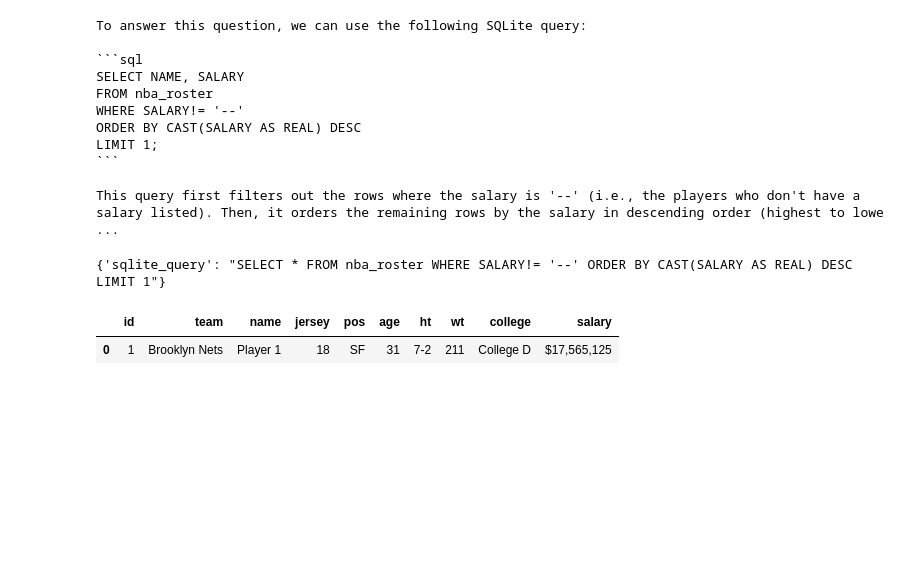
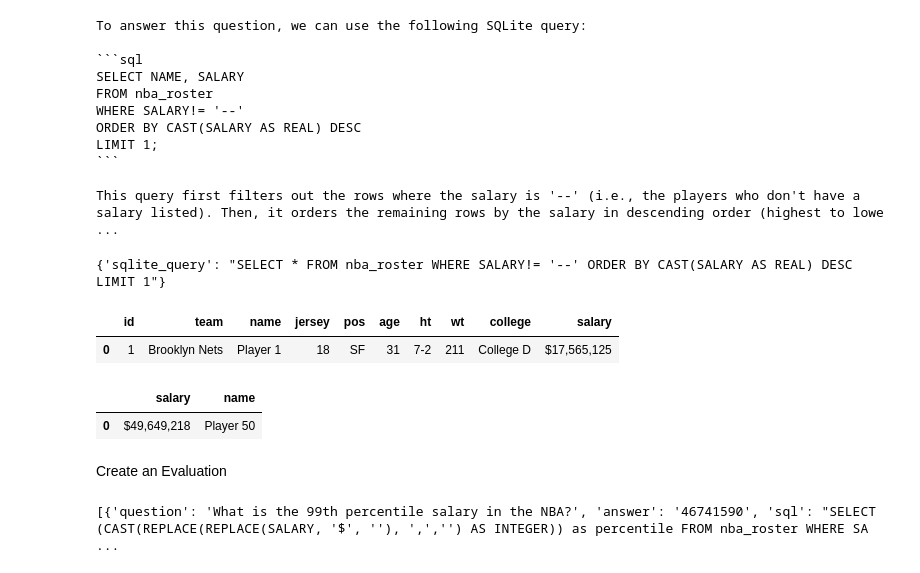
Before and after one commit to Socciu007/AI-model, a Jupyter notebook: improve_llm_app.ipynb, the cells around one changed output. Cells and saved outputs as stored; diff of their text form; code cells hidden in the pictures; blank space fills up the shorter version.

```diff
--- a/improve_llm_app.ipynb
+++ b/improve_llm_app.ipynb
@@ -206,3 +218,25 @@ df
 {'sqlite_query': "SELECT * FROM nba_roster WHERE SALARY!= '--' ORDER BY CAST(SALARY AS REAL) DESC LIMIT 1"}
 |  | id | team | name | jersey | pos | age | ht | wt | college | salary |
 | 0 | 1 | Brooklyn Nets | Player 1 | 18 | SF | 31 | 7-2 | 211 | College D | $17,565,125 |
+# %%
+# Query data using Sql statements
+query="""SELECT salary, name
+FROM nba_roster
+WHERE salary != '--'
+ORDER BY CAST(REPLACE(REPLACE(salary, '$', ''), ',','') AS INTEGER) DESC
+LIMIT 1;"""
+df = pd.read_sql(query, con=engine)
+df
+# %% [output]
+|  | salary | name |
+| 0 | $49,649,218 | Player 50 |
+# %% [markdown]
+Create an Evaluation
+# %%
+# Get data to use as seed
+with open('data/gold-test-set.jsonl', 'r') as file:
+    data = [json.loads(line) for line in file]
+
+print(data)
+# %% [output]
+[{'question': 'What is the 99th percentile salary in the NBA?', 'answer': '46741590', 'sql': "SELECT (CAST(REPLACE(REPLACE(SALARY, '$', ''), ',','') AS INTEGER)) as percentile FROM nba_roster WHERE SA ...
```
Also changed, not shown: parts of 26 cells of this notebook, 5 other files.
